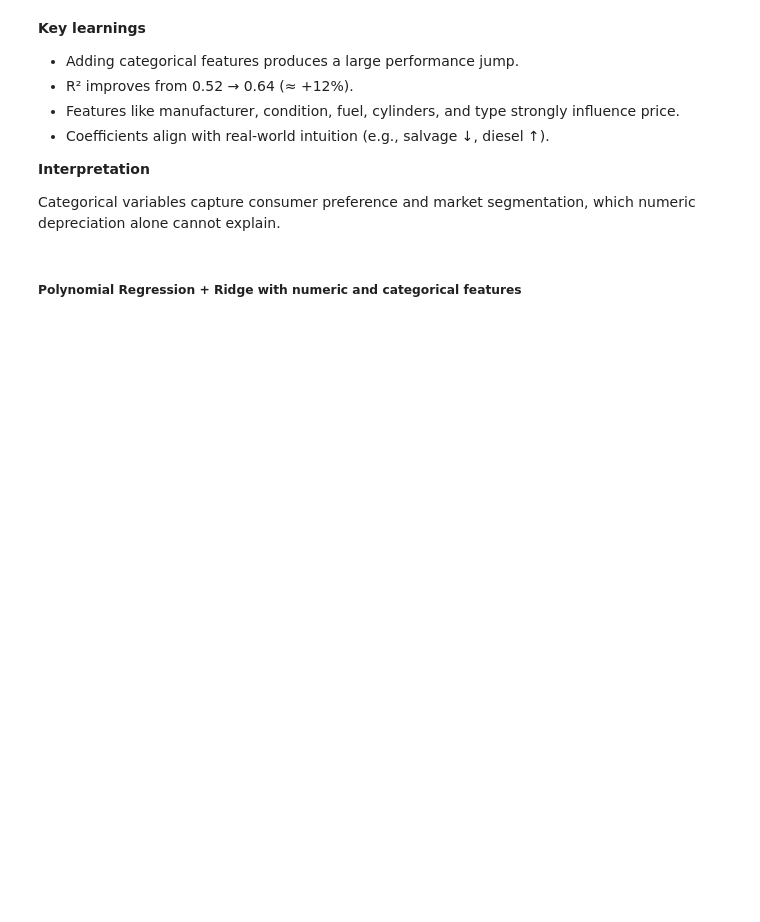
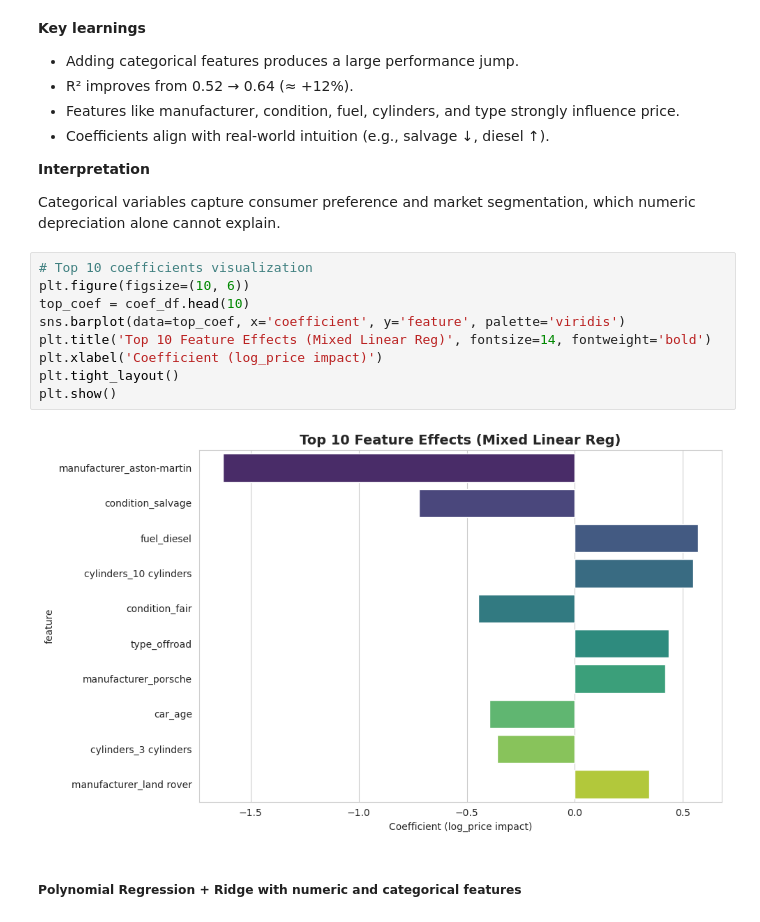
Before and after one commit to VinnyBabuManjaly/car-value-metrics, a Jupyter notebook: used_car_price_prediction_insights.ipynb, the cells around one changed output. Saved outputs shown, nothing was run; the diff lists cells and outputs as text; blank space fills up the shorter version.

```diff
--- a/used_car_price_prediction_insights.ipynb
+++ b/used_car_price_prediction_insights.ipynb
@@ -890,6 +898,17 @@ Pipeline(steps=[('preprocessor',
 **Interpretation**
 
 Categorical variables capture consumer preference and market segmentation, which numeric depreciation alone cannot explain.
+# %%
+# Top 10 coefficients visualization
+plt.figure(figsize=(10, 6))
+top_coef = coef_df.head(10)
+sns.barplot(data=top_coef, x='coefficient', y='feature', palette='viridis')
+plt.title('Top 10 Feature Effects (Mixed Linear Reg)', fontsize=14, fontweight='bold')
+plt.xlabel('Coefficient (log_price impact)')
+plt.tight_layout()
+plt.show()
+# %% [output]
+[figure, added]
 # %% [markdown]
 ##### Polynomial Regression + Ridge with numeric and categorical features
 # %%
```
Also changed, not shown: parts of 26 cells of this notebook, 1 other file.
